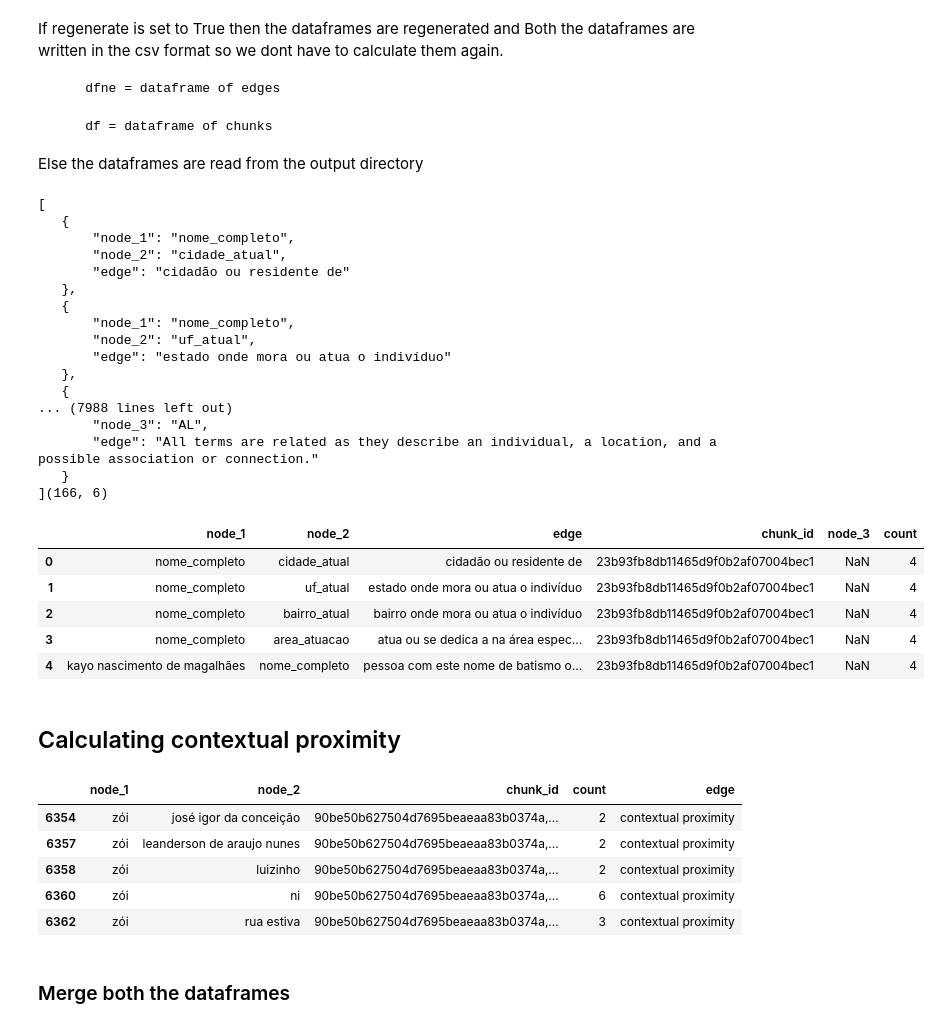
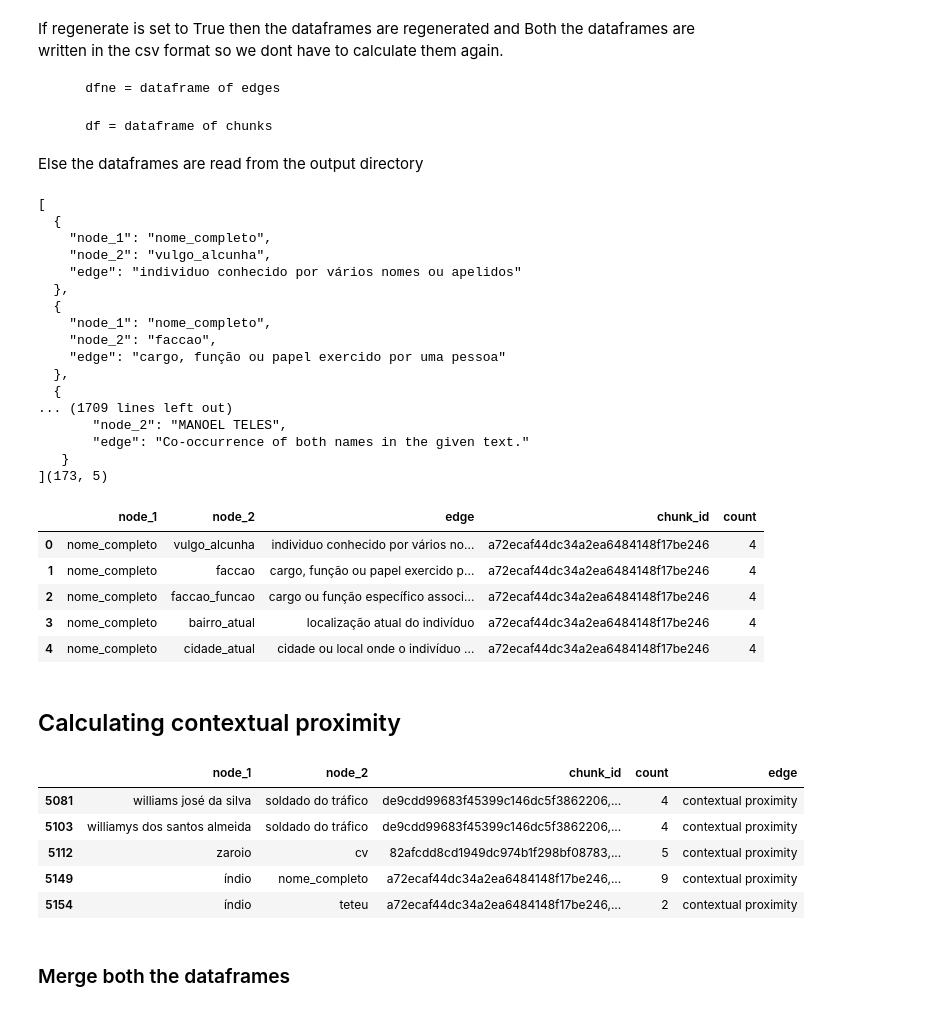
Before and after one commit to carlosrobertodevops/ai-rahulnyk-knowledge_graph, a Jupyter notebook: extract_graph.ipynb, the cells around one changed output. Saved outputs shown, nothing was run; the diff lists cells and outputs as text; code cells hidden in the pictures.

```diff
--- a/extract_graph.ipynb
+++ b/extract_graph.ipynb
@@ -90,50 +90,50 @@ If regenerate is set to True then the dataframes are regenerated and Both the da
 Else the dataframes are read from the output directory
 # %%
 ## To regenerate the graph with LLM, set this to True
-regenerate = True
+regenerate = False
 
 if regenerate:
     concepts_list = df2Graph(df, model="zephyr:latest")
     dfg1 = graph2Df(concepts_list)
     if not os.path.exists(outputdirectory):
         os.makedirs(outputdirectory)
 
     dfg1.to_csv(outputdirectory / "graph.csv", sep="|", index=False)
     df.to_csv(outputdirectory / "chunks.csv", sep="|", index=False)
 else:
     dfg1 = pd.read_csv(outputdirectory / "graph.csv", sep="|")
 
 dfg1.replace("", np.nan, inplace=True)
 dfg1.dropna(subset=["node_1", "node_2", "edge"], inplace=True)
 dfg1["count"] = 4
 ## Increasing the weight of the relation to 4.
 ## We will assign the weight of 1 when later the contextual proximity will be calculated.
 print(dfg1.shape)
 dfg1.head()
 # %% [output]
 [
-   {
-       "node_1": "nome_completo",
-       "node_2": "cidade_atual",
-       "edge": "cidadão ou residente de"
-   },
-   {
-       "node_1": "nome_completo",
-       "node_2": "uf_atual",
-       "edge": "estado onde mora ou atua o indivíduo"
-   },
-   {
-... (7988 lines left out)
-       "node_3": "AL",
-       "edge": "All terms are related as they describe an individual, a location, and a possible association or connection."
+  {
+    "node_1": "nome_completo",
+    "node_2": "vulgo_alcunha",
+    "edge": "individuo conhecido por vários nomes ou apelidos"
+  },
+  {
+    "node_1": "nome_completo",
+    "node_2": "faccao",
+    "edge": "cargo, função ou papel exercido por uma pessoa"
+  },
+  {
+... (1709 lines left out)
+       "node_2": "MANOEL TELES",
+       "edge": "Co-occurrence of both names in the given text."
    }
-](166, 6)
+](173, 5)
-|  | node_1 | node_2 | edge | chunk_id | node_3 | count |
-| 0 | nome_completo | cidade_atual | cidadão ou residente de | 23b93fb8db11465d9f0b2af07004bec1 | NaN | 4 |
-| 1 | nome_completo | uf_atual | estado onde mora ou atua o indivíduo | 23b93fb8db11465d9f0b2af07004bec1 | NaN | 4 |
-| 2 | nome_completo | bairro_atual | bairro onde mora ou atua o indivíduo | 23b93fb8db11465d9f0b2af07004bec1 | NaN | 4 |
-| 3 | nome_completo | area_atuacao | atua ou se dedica a na área espec... | 23b93fb8db11465d9f0b2af07004bec1 | NaN | 4 |
-| 4 | kayo nascimento de magalhães | nome_completo | pessoa com este nome de batismo o... | 23b93fb8db11465d9f0b2af07004bec1 | NaN | 4 |
+|  | node_1 | node_2 | edge | chunk_id | count |
+| 0 | nome_completo | vulgo_alcunha | individuo conhecido por vários no... | a72ecaf44dc34a2ea6484148f17be246 | 4 |
+| 1 | nome_completo | faccao | cargo, função ou papel exercido p... | a72ecaf44dc34a2ea6484148f17be246 | 4 |
+| 2 | nome_completo | faccao_funcao | cargo ou função específico associ... | a72ecaf44dc34a2ea6484148f17be246 | 4 |
+| 3 | nome_completo | bairro_atual | localização atual do indivíduo | a72ecaf44dc34a2ea6484148f17be246 | 4 |
+| 4 | nome_completo | cidade_atual | cidade ou local onde o indivíduo ... | a72ecaf44dc34a2ea6484148f17be246 | 4 |
 # %% [markdown]
 ## Calculating contextual proximity
 # %%
@@ -169,11 +169,11 @@ dfg2 = contextual_proximity(dfg1)
 dfg2.tail()
 # %% [output]
 |  | node_1 | node_2 | chunk_id | count | edge |
-| 6354 | zói | josé igor da conceição | 90be50b627504d7695beaeaa83b0374a,... | 2 | contextual proximity |
-| 6357 | zói | leanderson de araujo nunes | 90be50b627504d7695beaeaa83b0374a,... | 2 | contextual proximity |
-| 6358 | zói | luizinho | 90be50b627504d7695beaeaa83b0374a,... | 2 | contextual proximity |
-| 6360 | zói | ni | 90be50b627504d7695beaeaa83b0374a,... | 6 | contextual proximity |
-| 6362 | zói | rua estiva | 90be50b627504d7695beaeaa83b0374a,... | 3 | contextual proximity |
+| 5081 | williams josé da silva | soldado do tráfico | de9cdd99683f45399c146dc5f3862206,... | 4 | contextual proximity |
+| 5103 | williamys dos santos almeida | soldado do tráfico | de9cdd99683f45399c146dc5f3862206,... | 4 | contextual proximity |
+| 5112 | zaroio | cv | 82afcdd8cd1949dc974b1f298bf08783,... | 5 | contextual proximity |
+| 5149 | índio | nome_completo | a72ecaf44dc34a2ea6484148f17be246,... | 9 | contextual proximity |
+| 5154 | índio | teteu | a72ecaf44dc34a2ea6484148f17be246,... | 2 | contextual proximity |
 # %% [markdown]
 ### Merge both the dataframes
 # %%
```
Also changed, not shown: parts of 5 cells of this notebook, 3 other files.
